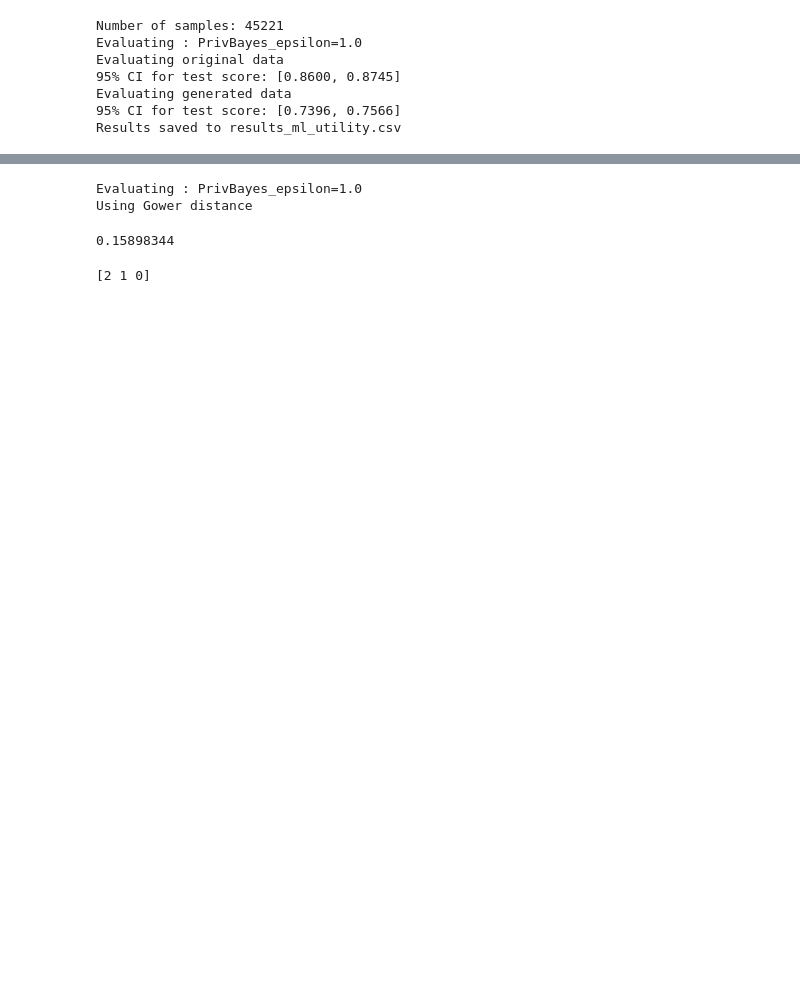
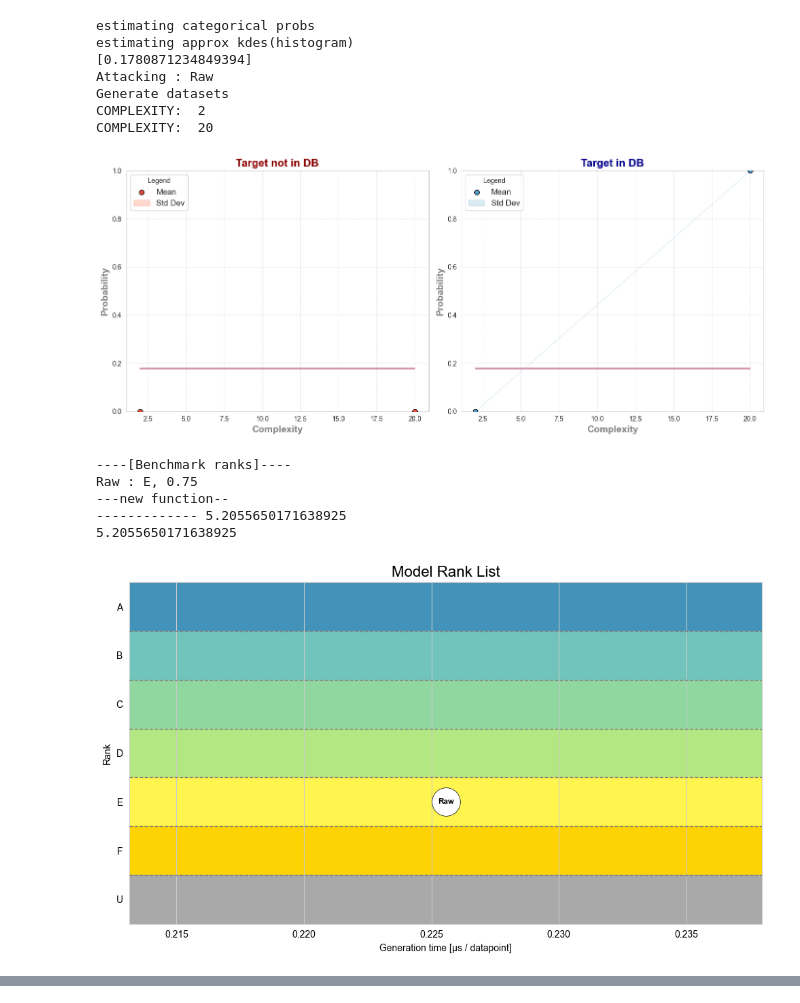
Before and after one commit to ArthGV/Benchmarking-of-Tabular-Synthetic-Data-Generation, a Jupyter notebook: privacy/run_pipeline.ipynb, the cells around one changed output, grey strips where cells are left out. Cells and saved outputs as stored; diff of their text form; code cells hidden in the pictures; blank space fills up the shorter version.

```diff
--- a/privacy/run_pipeline.ipynb
+++ b/privacy/run_pipeline.ipynb
@@ -63,11 +29,32 @@ data.data.head()
 # %%
-pipeline.ml_utility("income", optimize_hyperparams=False,cat_features=["workclass","education","education-num","marital-status","occupation",
-                                                       "relationship","race","sex","native-country","income"])
+data = tapas.datasets.TabularDataset.read("data/dummy")
+target_record = data.get_records([0])
+data.drop_records([0], in_place=True)
+attack = MyAttack(100, features=RandomTargetedQueryFeature(target_record,2,2))
+
+#gen = ReprosynGenerator(DS_PRIVBAYES, label="PrivBayes", epsilon=1.0)
+
+pipeline = BenchmarkPipeline(data, attack, [Raw()], target_record=target_record)
+benchmarking_metric = AUCMetric([0, 0.17, 0.33, 0.5, 0.67, 0.83])
+
+
+# just add the path to the folder where the generated data will be saved, the name of the file will be generated automatically
+pipeline.run([2,20], 1, 2,  plot_style='double', benchmarking_metric=benchmarking_metric)
+
+# if you want to run the attack without generating data, just set generate=False and add the path to the folder where the generated data will be saved
+# pipeline.run_importing_data([2,4], 1, 2, imported_data_path="data/shadow_datasets_Raw_4.pkl")
 # %% [output]
-Number of samples: 45221
-Evaluating : PrivBayes_epsilon=1.0
-Evaluating original data
-95% CI for test score: [0.8600, 0.8745]
-Evaluating generated data
-95% CI for test score: [0.7396, 0.7566]
-Results saved to results_ml_utility.csv
+estimating categorical probs
+estimating approx kdes(histogram)
+[0.1780871234849394]
+Attacking : Raw
+Generate datasets
+COMPLEXITY:  2
+COMPLEXITY:  20
+[figure, added]
+----[Benchmark ranks]----
+Raw : E, 0.75
+---new function--
+------------- 5.2055650171638925
+5.2055650171638925
+[figure, added]
@@ -74,19 +61,0 @@ Results saved to results_ml_utility.csv
-# %%
-pipeline.average_dcr(100,metric="gower",cat_features=["workclass","education","education-num","marital-status","occupation",
-                                                       "relationship","race","sex","native-country","income"])
-# %% [output]
-Evaluating : PrivBayes_epsilon=1.0
-Using Gower distance
-0.15898344
-# %%
-import numpy as np
-import pandas as pd
-
-# NumPy example
-D_arr = np.array([[3, 7, 2],
-                  [5, 1, 9],
-                  [0, 4, 6]])
-print(D_arr.min(axis=1))
-# → [2 1 0]
-# %% [output]
-[2 1 0]
```
Also changed, not shown: parts of 4 cells of this notebook, 2 other files.
